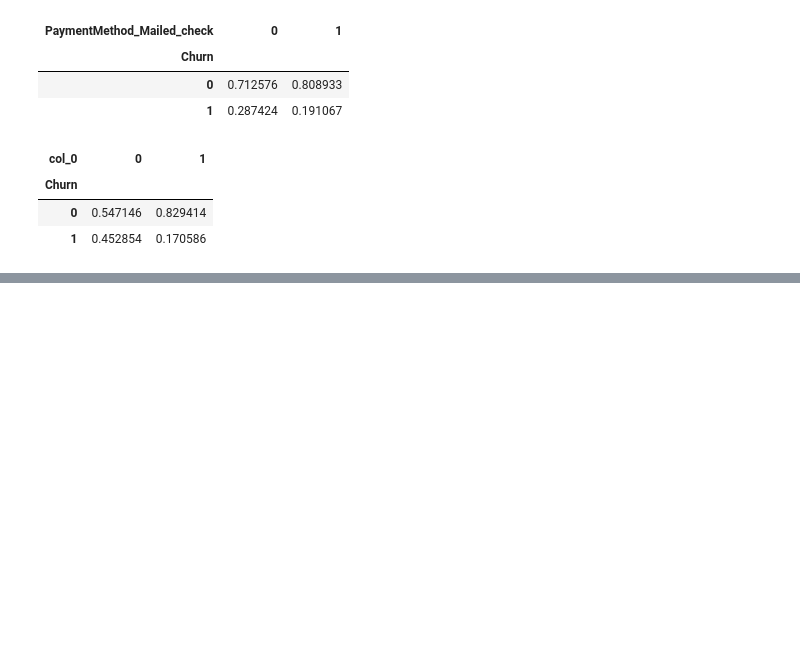
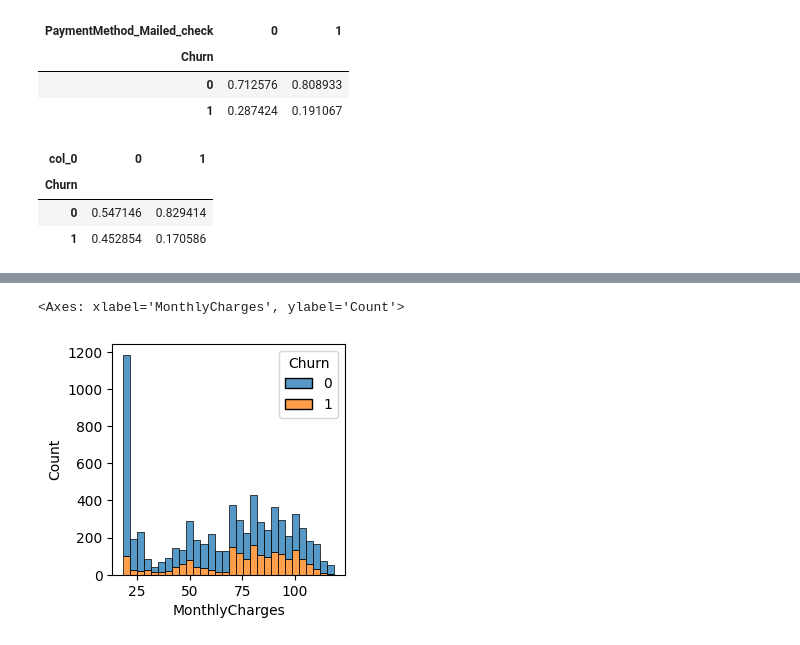
Before and after one commit to yo1oo0/portfolio, a Jupyter notebook: DataAnalysis/TelcoCustomerChurn/LogRegTelecomChurn.ipynb, the cells around one changed output, grey strips where cells are left out. Drawn from its saved outputs; the diff is of its cells as text; code cells hidden in the pictures; blank space fills up the shorter version.

```diff
--- a/DataAnalysis/TelcoCustomerChurn/LogRegTelecomChurn.ipynb
+++ b/DataAnalysis/TelcoCustomerChurn/LogRegTelecomChurn.ipynb
@@ -479,0 +530,7 @@ pd.crosstab(source_df['Churn'], source_df['PaymentMethod_Mailed_check']+source_d
+# %%
+plt.figure(figsize=(3, 3))
+sns.histplot(data=source_df, x='MonthlyCharges', hue='Churn', multiple='stack', bins=30)
+# Очевидно, что со временем сохраняются более лояльные клиенты
+# %% [output]
+<Axes: xlabel='MonthlyCharges', ylabel='Count'>
+[figure, added]
```
Also changed, not shown: parts of 18 cells of this notebook.
